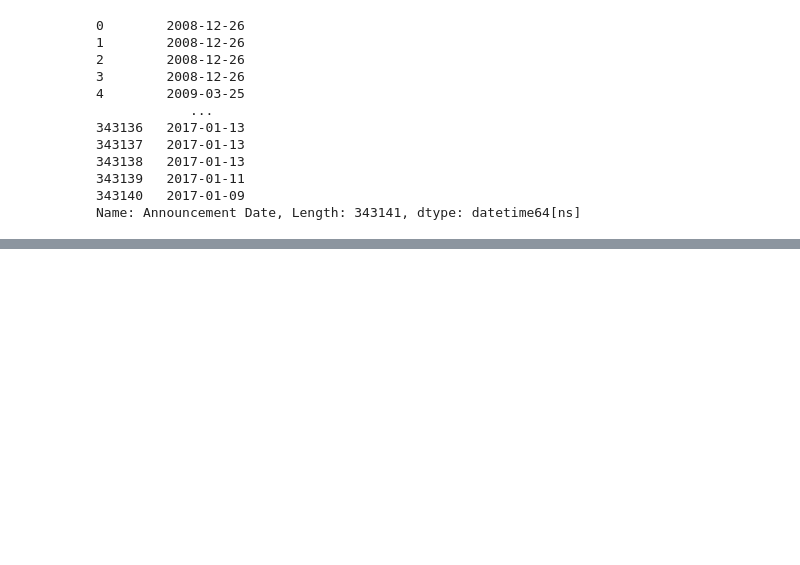
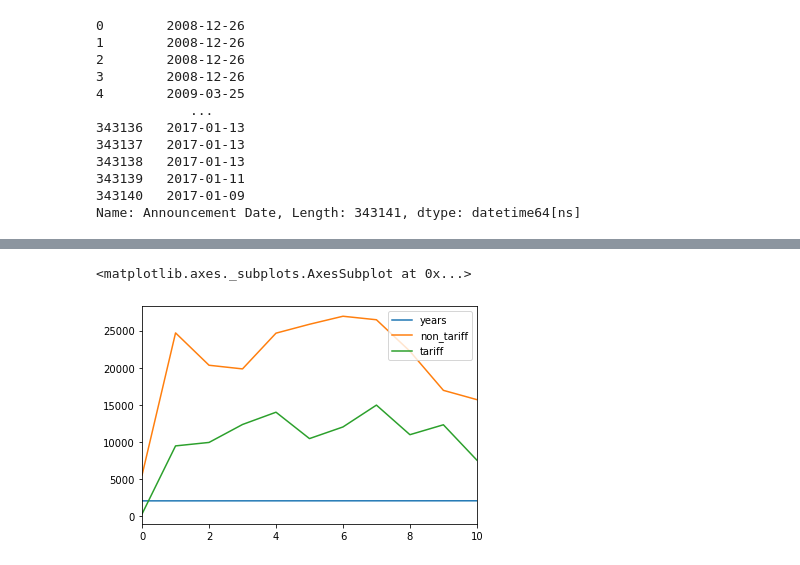
Before and after one commit to tjroginsky/CMPS-3660-Tutorial, a Jupyter notebook: Milestone2-notebook.ipynb, the cells around one changed output, grey strips where cells are left out. Saved outputs shown, nothing was run; the diff lists cells and outputs as text; code cells hidden in the pictures; blank space fills up the shorter version.

```diff
--- a/Milestone2-notebook.ipynb
+++ b/Milestone2-notebook.ipynb
@@ -150,0 +155,18 @@ year_tmes_df.unstack(level=1).plot.line()
+# %%
+
+non_tariff = []
+tariff = []
+for i in range(1, 23):
+    if i % 2 == 0:
+        tariff.append(year_tmes_df['Trade Measure Type'][i])
+    else:
+        non_tariff.append(year_tmes_df['Trade Measure Type'][i])
+years = []
+for i in range(2008, 2019):
+    years.append(i)
+# %%
+data = {
+    'years': years,
+    'non_tariff': non_tariff,
+    'tariff': tariff }
+tar_line_df = pd.DataFrame(data)
@@ -150,0 +188,5 @@ year_tmes_df.unstack(level=1).plot.line()
+# %%
+tar_line_df.plot.line()
+# %% [output]
+<matplotlib.axes._subplots.AxesSubplot at 0x...>
+[figure, added]
```
Also changed, not shown: parts of 25 cells of this notebook, 1 other file.
